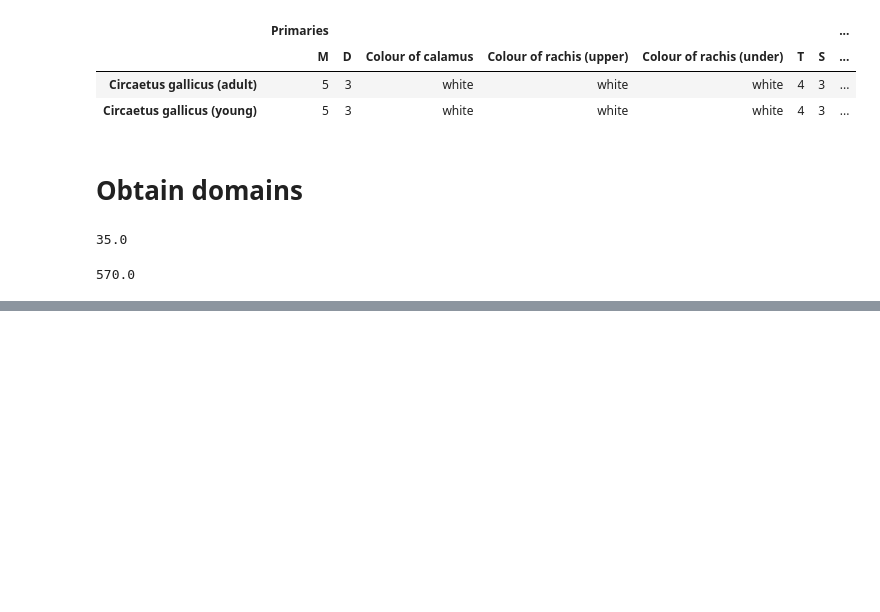
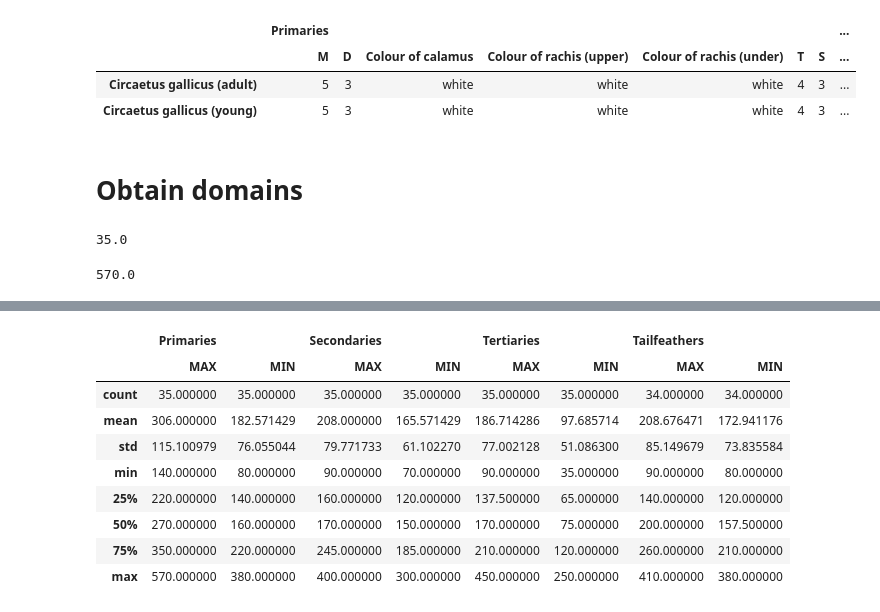
Before and after one commit to Maciej-GBS/SBC, a Jupyter notebook: knowledge/data-analysis.ipynb, the cells around one changed output, grey strips where cells are left out. Saved outputs shown, nothing was run; the diff lists cells and outputs as text; code cells hidden in the pictures; blank space fills up the shorter version.

```diff
--- a/knowledge/data-analysis.ipynb
+++ b/knowledge/data-analysis.ipynb
@@ -452,0 +470,13 @@ values_t.to_csv('domains.csv', index=False)
+# %%
+df_t.loc[:,pd.IndexSlice[:,['MIN','MAX']]].astype(np.float).describe()
+# %% [output]
+|  | Primaries |  | Secondaries |  | Tertiaries |  | Tailfeathers |  |
+|  | MAX | MIN | MAX | MIN | MAX | MIN | MAX | MIN |
+| count | 35.000000 | 35.000000 | 35.000000 | 35.000000 | 35.000000 | 35.000000 | 34.000000 | 34.000000 |
+| mean | 306.000000 | 182.571429 | 208.000000 | 165.571429 | 186.714286 | 97.685714 | 208.676471 | 172.941176 |
+| std | 115.100979 | 76.055044 | 79.771733 | 61.102270 | 77.002128 | 51.086300 | 85.149679 | 73.835584 |
+| min | 140.000000 | 80.000000 | 90.000000 | 70.000000 | 90.000000 | 35.000000 | 90.000000 | 80.000000 |
+| 25% | 220.000000 | 140.000000 | 160.000000 | 120.000000 | 137.500000 | 65.000000 | 140.000000 | 120.000000 |
+| 50% | 270.000000 | 160.000000 | 170.000000 | 150.000000 | 170.000000 | 75.000000 | 200.000000 | 157.500000 |
+| 75% | 350.000000 | 220.000000 | 245.000000 | 185.000000 | 210.000000 | 120.000000 | 260.000000 | 210.000000 |
+| max | 570.000000 | 380.000000 | 400.000000 | 300.000000 | 450.000000 | 250.000000 | 410.000000 | 380.000000 |
```
Also changed, not shown: parts of 3 cells of this notebook, 4 other files.
